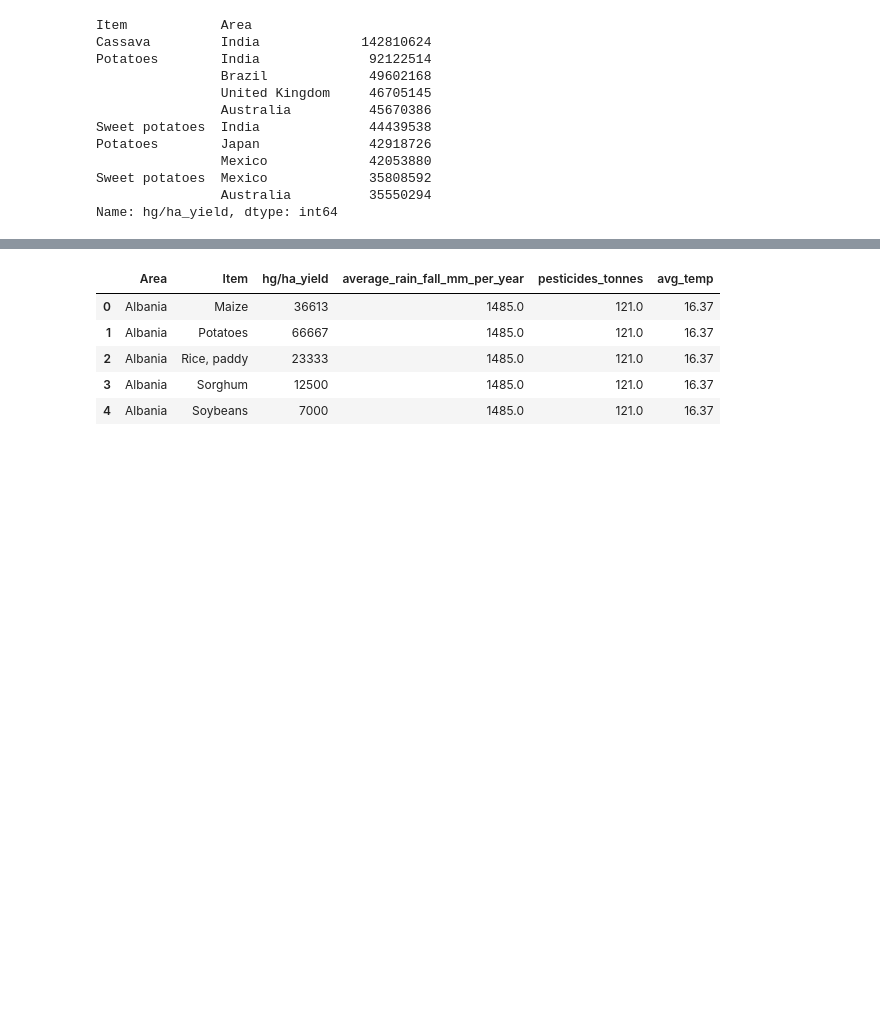
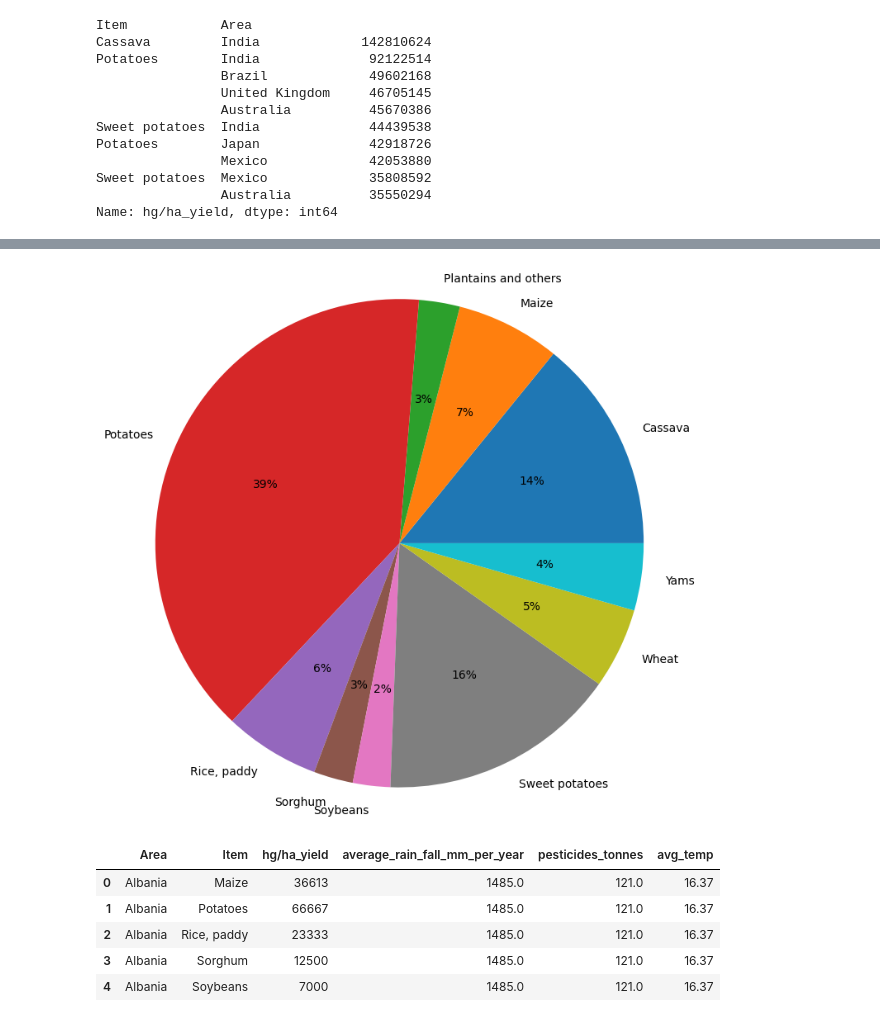
Before and after one commit to ryukirisame/crop-yield-prediction, a Jupyter notebook: crop yield predict_4.0.ipynb, the cells around one changed output, grey strips where cells are left out. Saved outputs shown, nothing was run; the diff lists cells and outputs as text; code cells hidden in the pictures; blank space fills up the shorter version.

```diff
--- a/crop yield predict_4.0.ipynb
+++ b/crop yield predict_4.0.ipynb
@@ -361,3 +373,6 @@ Potatoes        Japan              42918726
 Sweet potatoes  Mexico             35808592
                 Australia          35550294
 Name: hg/ha_yield, dtype: int64
+# %%
+top_items=yield_df.groupby(['Item'])['hg/ha_yield'].sum()
+top_items
@@ -364,3 +392,9 @@ Name: hg/ha_yield, dtype: int64
+# %%
+plt.pie(top_items.values,labels=top_items.keys(), autopct='%.0f%%', radius=2)
+
+plt.show()
+# %% [output]
+[figure, added]
 # %%
 yield_df.head()
 # %% [output]
```
Also changed, not shown: parts of 26 cells of this notebook.
